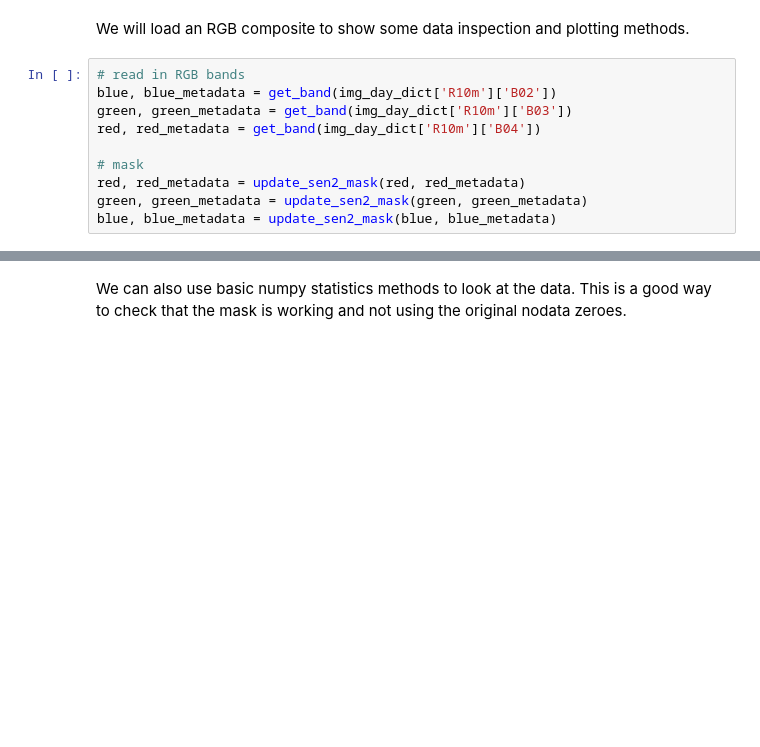
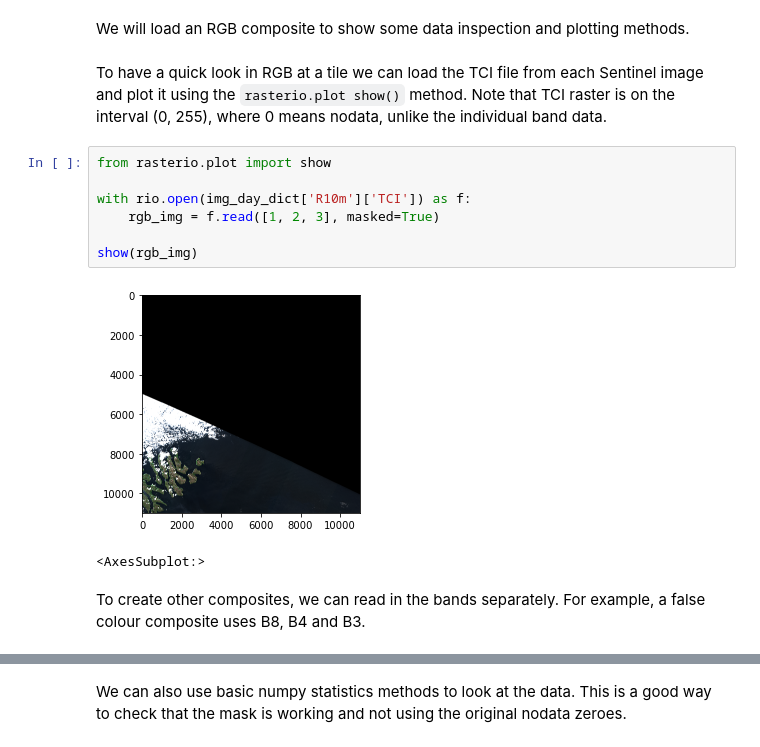
Before and after one commit to rwilks-earthobs/msc_eo_challenge, a Jupyter notebook: 230207 Introductory Jupyter Notebook.ipynb, the cells around one changed output, grey strips where cells are left out. Drawn from its saved outputs; the diff is of its cells as text; blank space fills up the shorter version.

Commit message:
Histograms, plotting and Resampling methods added.

```diff
--- a/230207 Introductory Jupyter Notebook.ipynb
+++ b/230207 Introductory Jupyter Notebook.ipynb
@@ -488,13 +488,17 @@ b02 mask:
 ## Inspect and Plot data
 # %% [markdown]
 We will load an RGB composite to show some data inspection and plotting methods.
-# %%
-# read in RGB bands
-blue, blue_metadata = get_band(img_day_dict['R10m']['B02'])
-green, green_metadata = get_band(img_day_dict['R10m']['B03'])
-red, red_metadata = get_band(img_day_dict['R10m']['B04'])
-
-# mask
-red, red_metadata = update_sen2_mask(red, red_metadata)
-green, green_metadata = update_sen2_mask(green, green_metadata)
-blue, blue_metadata = update_sen2_mask(blue, blue_metadata)
+# %% [markdown]
+To have a quick look in RGB at a tile we can load the TCI file from each Sentinel image and plot it using the `rasterio.plot show()` method. Note that TCI raster is on the interval (0, 255), where 0 means nodata, unlike the individual band data.
+# %%
+from rasterio.plot import show
+
+with rio.open(img_day_dict['R10m']['TCI']) as f:
+    rgb_img = f.read([1, 2, 3], masked=True)
+
+show(rgb_img)
+# %% [output]
+[figure, added]
+<AxesSubplot:>
+# %% [markdown]
+To create other composites, we can read in the bands separately. For example, a false colour composite uses B8, B4 and B3.
```
Also changed, not shown: parts of 22 cells of this notebook.
